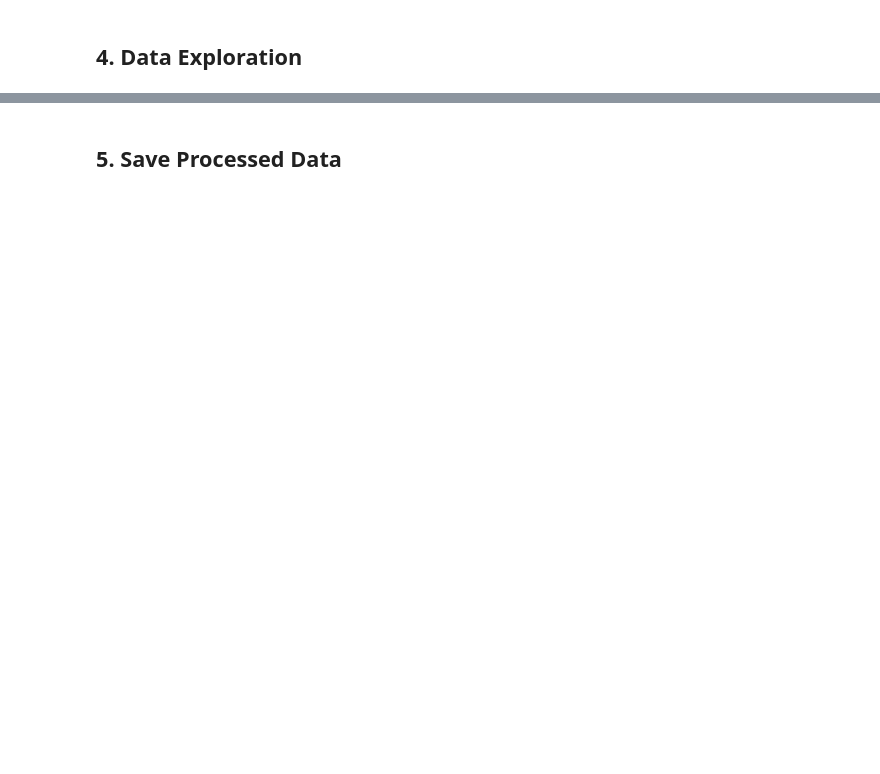
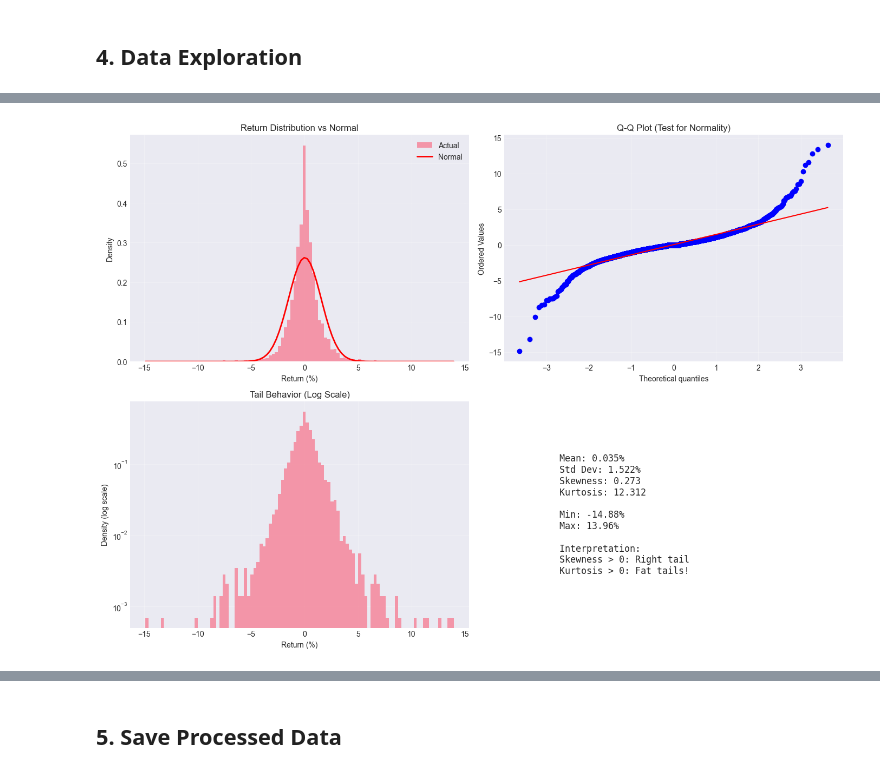
Before and after one commit to tommiekopitas/wheat-futures-prediction, a Jupyter notebook: notebooks/00_test.ipynb, the cells around one changed output, grey strips where cells are left out. Saved outputs shown, nothing was run; the diff lists cells and outputs as text; code cells hidden in the pictures; blank space fills up the shorter version.

```diff
--- a/notebooks/00_test.ipynb
+++ b/notebooks/00_test.ipynb
@@ -598,0 +719,63 @@ print("="*60)
+# %%
+def plot_return_distribution(df, return_col='return_1d', save_dir='../reports/figures'):
+    """Compare actual return distribution to normal distribution."""
+
+    returns = df[return_col].dropna()
+
+    fig, axes = plt.subplots(2, 2, figsize=(14, 10))
+
+    # 1. Histogram with normal overlay
+    axes[0, 0].hist(returns, bins=100, density=True, alpha=0.7, label='Actual')
+
+    # Overlay normal distribution
+    mu, sigma = returns.mean(), returns.std()
+    x = np.linspace(returns.min(), returns.max(), 100)
+    axes[0, 0].plot(x, 1/(sigma*np.sqrt(2*np.pi))*np.exp(-(x-mu)**2/(2*sigma**2)),
+                    'r-', linewidth=2, label='Normal')
+    axes[0, 0].set_xlabel('Return (%)')
+    axes[0, 0].set_ylabel('Density')
+    axes[0, 0].set_title('Return Distribution vs Normal')
+    axes[0, 0].legend()
+    axes[0, 0].grid(alpha=0.3)
+
+    # 2. Q-Q plot (quantile-quantile)
+    from scipy import stats
+    stats.probplot(returns, dist="norm", plot=axes[0, 1])
+    axes[0, 1].set_title('Q-Q Plot (Test for Normality)')
+    axes[0, 1].grid(alpha=0.3)
+
+    # 3. Tail analysis (log scale)
+    axes[1, 0].hist(returns, bins=100, density=True, alpha=0.7)
+    axes[1, 0].set_yscale('log')
+    axes[1, 0].set_xlabel('Return (%)')
+    axes[1, 0].set_ylabel('Density (log scale)')
+    axes[1, 0].set_title('Tail Behavior (Log Scale)')
+    axes[1, 0].grid(alpha=0.3)
+
+    # 4. Statistics
+    from scipy.stats import skew, kurtosis
+    stats_text = f"""
+    Mean: {mu:.3f}%
+    Std Dev: {sigma:.3f}%
+    Skewness: {skew(returns):.3f}
+    Kurtosis: {kurtosis(returns):.3f}
+
+    Min: {returns.min():.2f}%
+    Max: {returns.max():.2f}%
+
+    Interpretation:
+    Skewness {'< 0: Left tail' if skew(returns) < 0 else '> 0: Right tail'}
+    Kurtosis {'> 0: Fat tails!' if kurtosis(returns) > 0 else '< 0: Thin tails'}
+    """
+    axes[1, 1].text(0.1, 0.5, stats_text, fontsize=12, verticalalignment='center',
+                    family='monospace')
+    axes[1, 1].axis('off')
+
+    plt.tight_layout()
+    plt.savefig(f'{save_dir}/return_distribution_analysis.png', dpi=150, bbox_inches='tight')
+    plt.show()
+
+# Usage:
+plot_return_distribution(futures_clean)
+# %% [output]
+[figure, added]
```
Also changed, not shown: parts of 12 cells of this notebook, 19 other files.
